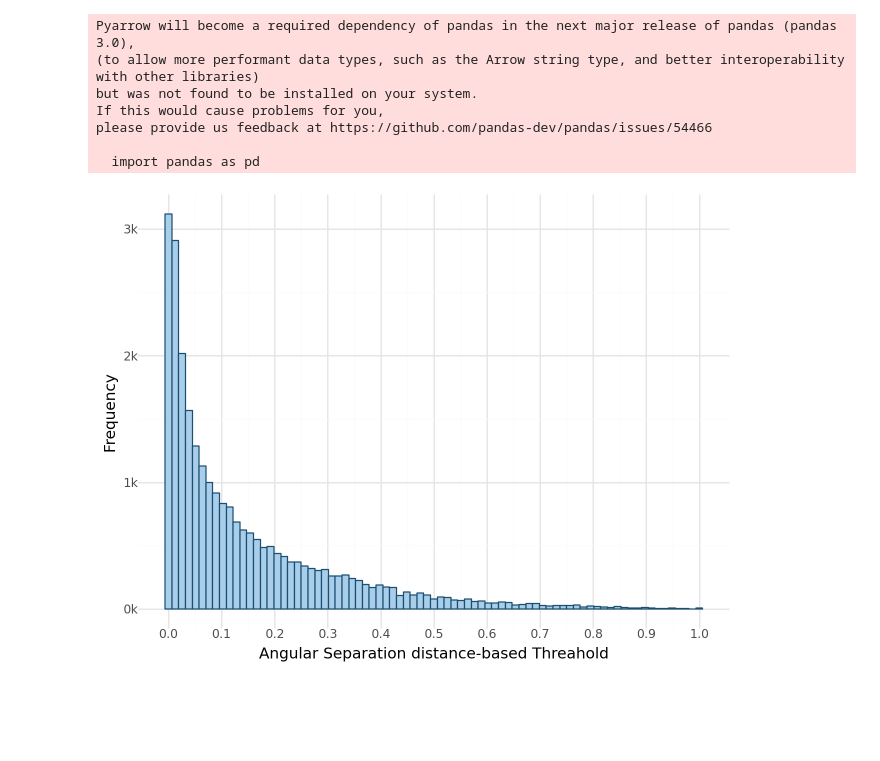
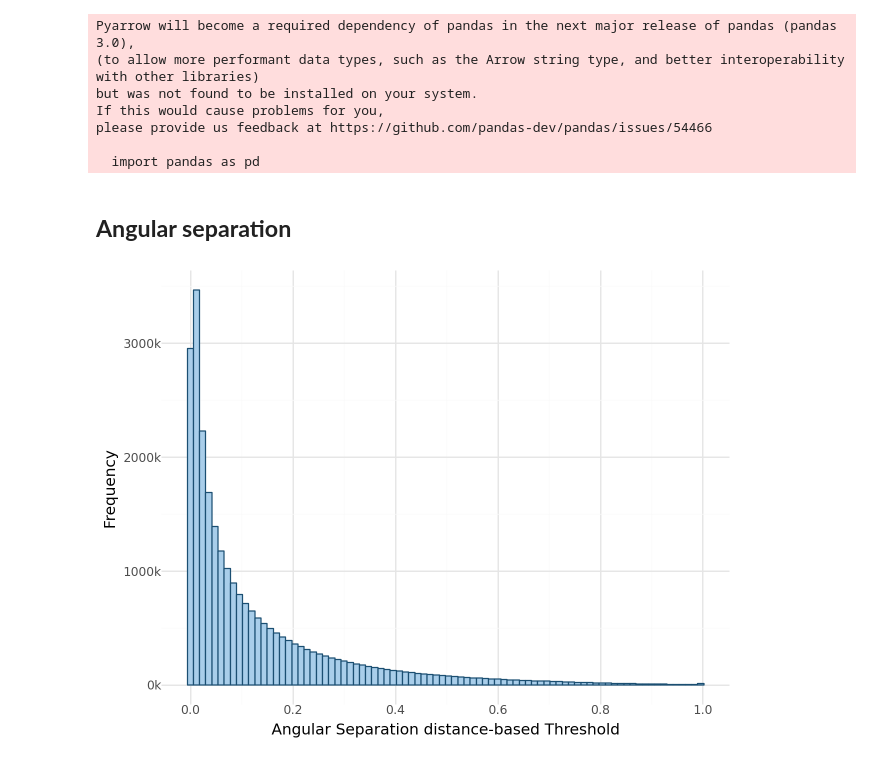
Before and after one commit to cicese-biocom/PepProtGraphAnalyzer, a Jupyter notebook: notebooks/Inter-Amino Acid Distance Distribution Analysis.ipynb, the cells around one changed output. Drawn from its saved outputs; the diff is of its cells as text; code cells hidden in the pictures; blank space fills up the shorter version.

```diff
--- a/notebooks/Inter-Amino Acid Distance Distribution Analysis.ipynb
+++ b/notebooks/Inter-Amino Acid Distance Distribution Analysis.ipynb
@@ -11,12 +15,15 @@ If this would cause problems for you,
 please provide us feedback at https://github.com/pandas-dev/pandas/issues/54466
 
   import pandas as pd
+# %% [markdown]
+## **Angular separation**
 # %%
 distance_function = 'angular_separation'
-x_axis_step = 0.1
+x_axis_step = 0.2
+binwidth = 0.012
 
-distances_filepath = f'data/StarPep/Inter_Amino_Acid_Distances-{distance_function}.csv'
+distances_filepath = f'{base_path}Inter_Amino_Acid_Distances-{distance_function}.csv'
 output_filepath = f'output/StarPep/Inter_Amino_Acid_Distances-{distance_function}.png'
-plot_inter_amino_acid_distances(distances_filepath, distance_function, x_axis_step, output_filepath)
+plot_inter_amino_acid_distances(distances_filepath, distance_function, x_axis_step, binwidth, output_filepath)
 # %% [output]
-[figure, old version]
+[figure, new version]
```
Also changed, not shown: parts of 15 cells of this notebook, 9 other files.
